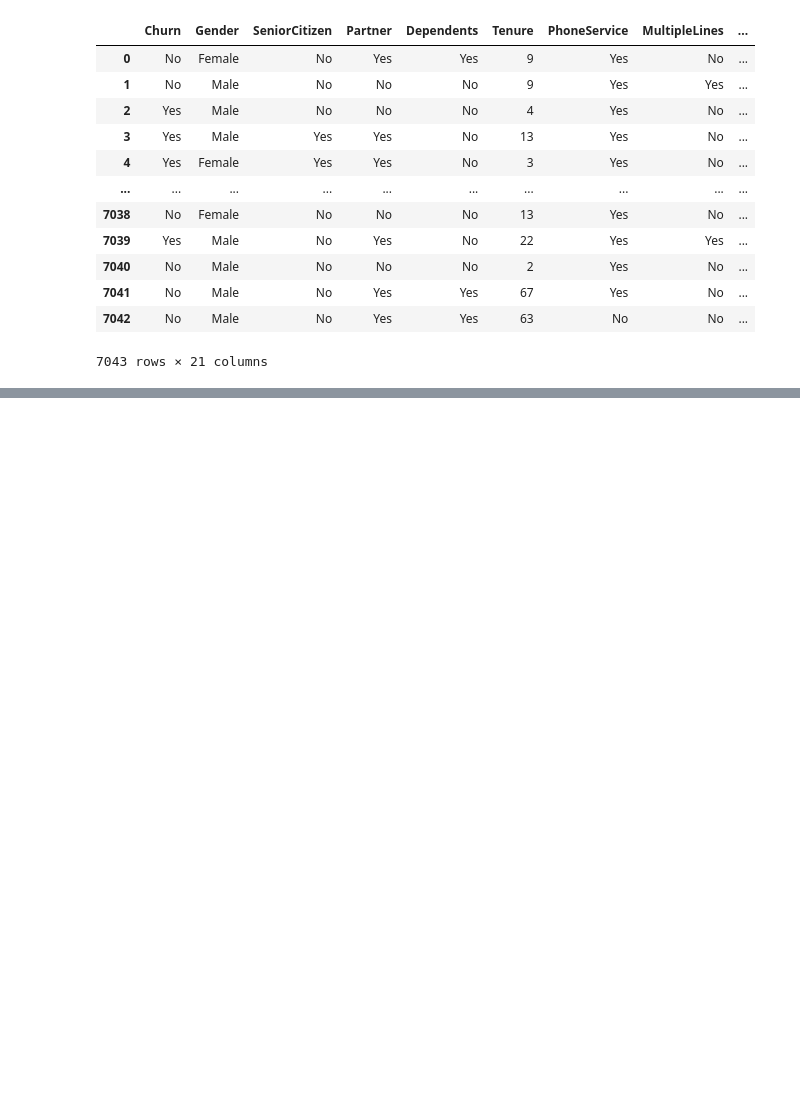
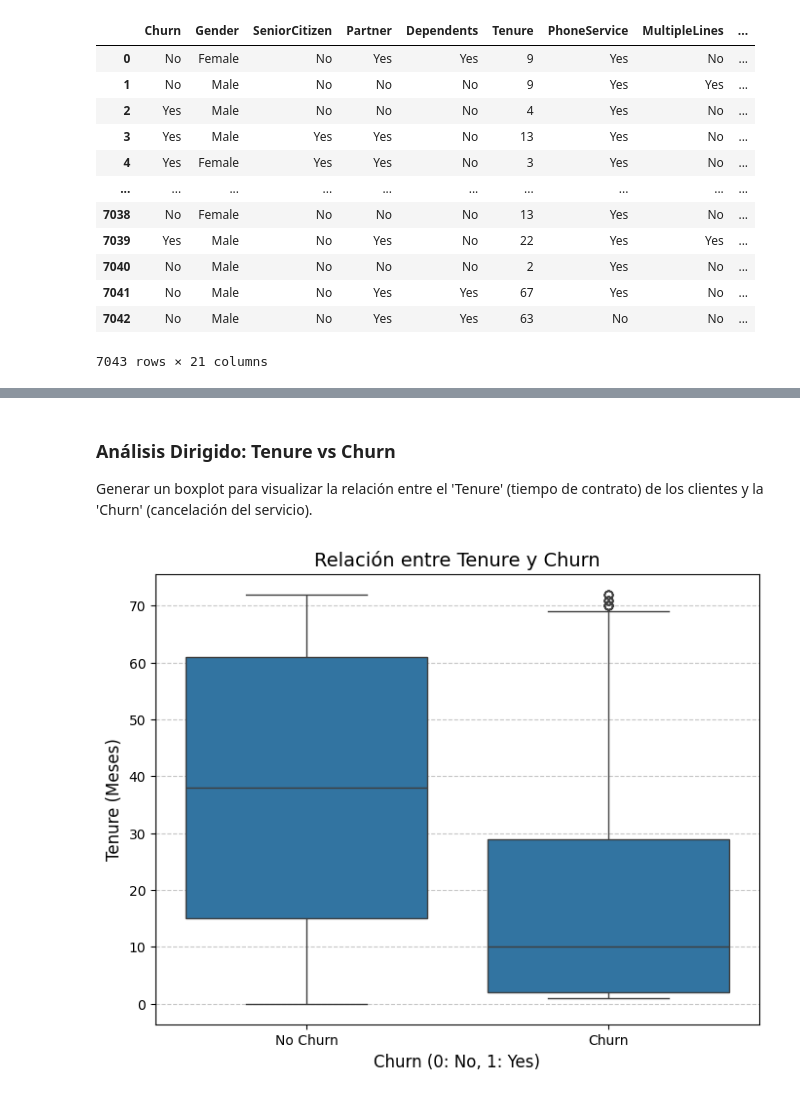
Before and after one commit to Solsmi/challenge_telecomx_latam2, a Jupyter notebook: Challenge2_TelecomX_LATAM_.ipynb, the cells around one changed output, grey strips where cells are left out. Saved outputs shown, nothing was run; the diff lists cells and outputs as text; code cells hidden in the pictures; blank space fills up the shorter version.

```diff
--- a/Challenge2_TelecomX_LATAM_.ipynb
+++ b/Challenge2_TelecomX_LATAM_.ipynb
@@ -140,0 +394,18 @@ df
+# %% [markdown]
+### Análisis Dirigido: Tenure vs Churn
+
+Generar un boxplot para visualizar la relación entre el 'Tenure' (tiempo de contrato) de los clientes y la 'Churn' (cancelación del servicio).
+# %%
+import seaborn as sns
+import matplotlib.pyplot as plt
+
+plt.figure(figsize=(8, 6))
+sns.boxplot(x='Churn', y='Tenure', data=df_encoded)
+plt.title('Relación entre Tenure y Churn', fontsize=14)
+plt.xlabel('Churn (0: No, 1: Yes)', fontsize=12)
+plt.ylabel('Tenure (Meses)', fontsize=12)
+plt.xticks(ticks=[0, 1], labels=['No Churn', 'Churn'])
+plt.grid(axis='y', linestyle='--', alpha=0.7)
+plt.show()
+# %% [output]
+[figure, added]
```
Also changed, not shown: parts of 39 cells of this notebook.
